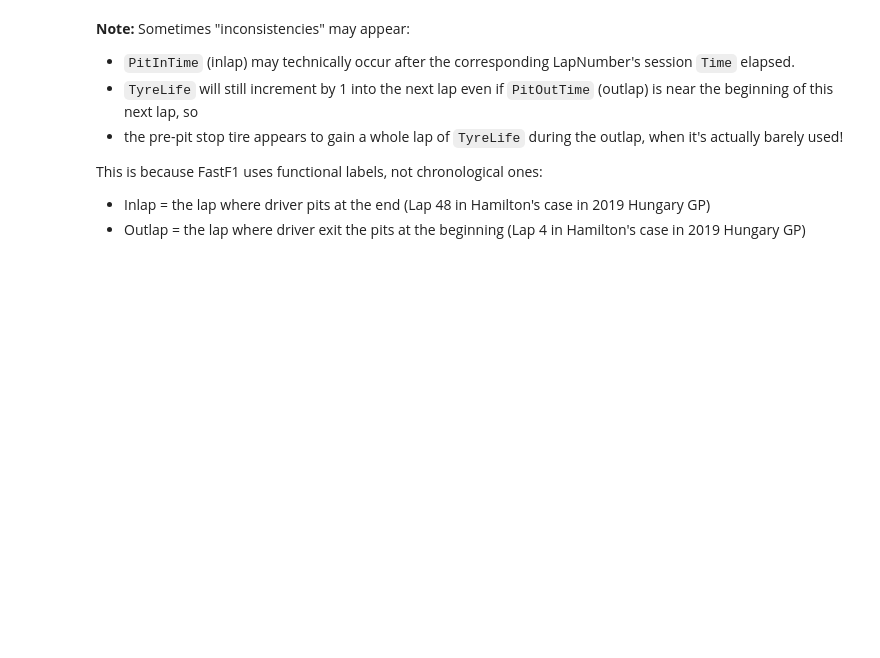
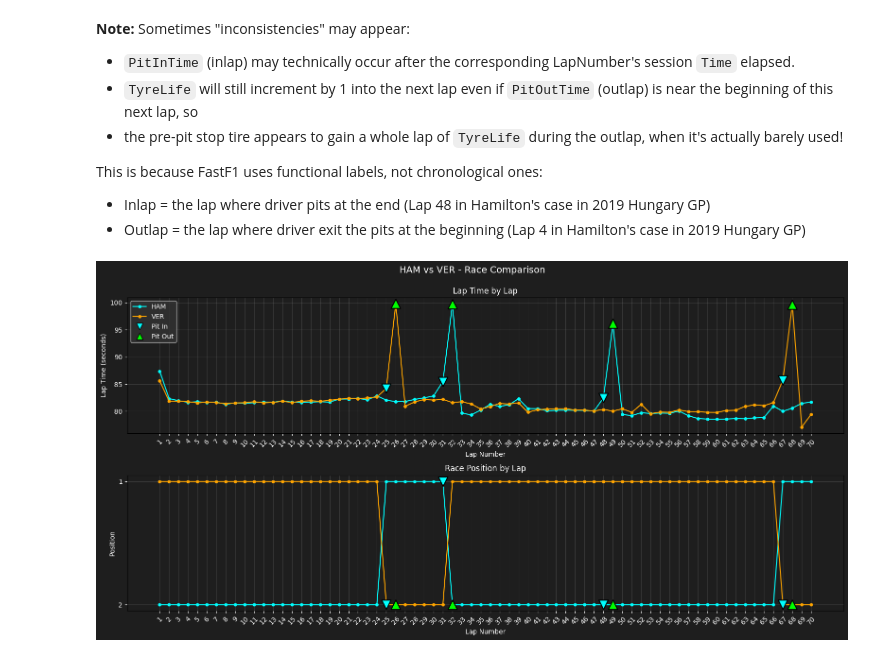
Before and after one commit to holistudio/f1_dash, a Jupyter notebook: src/eda.ipynb, the cells around one changed output. Saved outputs shown, nothing was run; the diff lists cells and outputs as text; code cells hidden in the pictures; blank space fills up the shorter version.

Commit message:
Pair drivers' lap time and position plots

```diff
--- a/src/eda.ipynb
+++ b/src/eda.ipynb
@@ -317,0 +543,4 @@ This is because FastF1 uses functional labels, not chronological ones:
+# %%
+plot_drivers_laps_positions(driver='HAM', reference_driver='VER')
+# %% [output]
+[figure, added]
```
Also changed, not shown: parts of 1 cell of this notebook.
